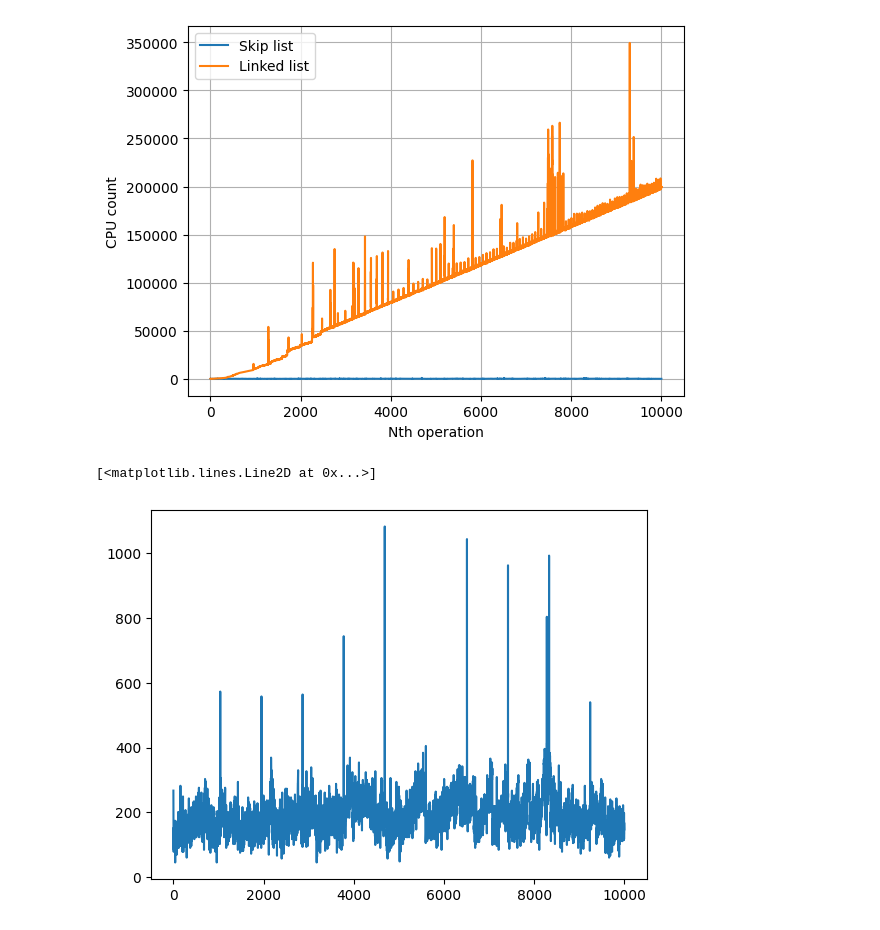
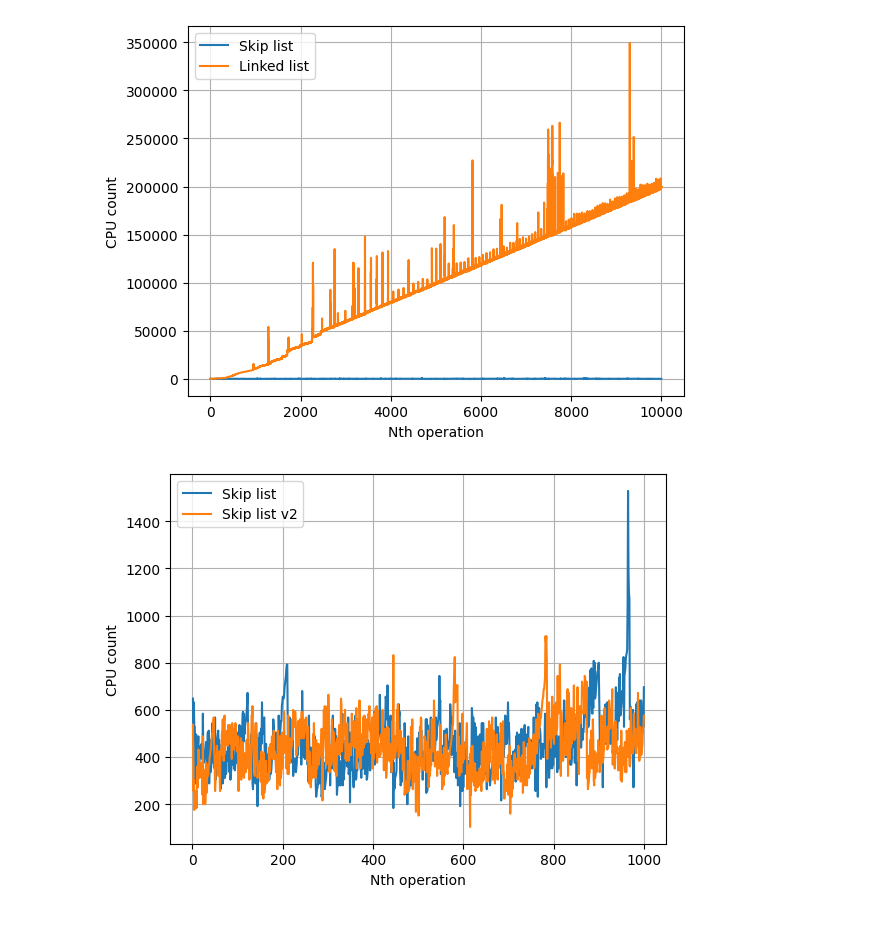
Before and after one commit to sudo-lucifer/applied-algo-hw1, a Jupyter notebook: skip_list_benchmark/skip_list_benchmark.ipynb, the cells around one changed output. Drawn from its saved outputs; the diff is of its cells as text; code cells hidden in the pictures.

Commit message:
Done skip list

```diff
--- a/skip_list_benchmark/skip_list_benchmark.ipynb
+++ b/skip_list_benchmark/skip_list_benchmark.ipynb
@@ -27,8 +27,16 @@ plt.grid()
 plt.show()
 # %% [output]
 [figure]
-# %%
-plt.plot(skip_list_df['operation'], skip_list_df['cpu_count'], label="Skip list")
-# %% [output]
-[<matplotlib.lines.Line2D at 0x...>]
-[figure, removed]
+# %%
+skip_list_df = pd.read_csv('skip_list_scan.csv')
+skip_list_v2_df = pd.read_csv('skip_list_v2_scan.csv')
+
+plt.plot(skip_list_df['operation'], skip_list_df['cpu_count'], label="Skip list")
+plt.plot(skip_list_v2_df['operation'], skip_list_v2_df['cpu_count'], label="Skip list v2")
+plt.xlabel('Nth operation')
+plt.ylabel('CPU count')
+plt.legend()
+plt.grid()
+plt.show()
+# %% [output]
+[figure, added]
```
Also changed, not shown: 4 other files.
